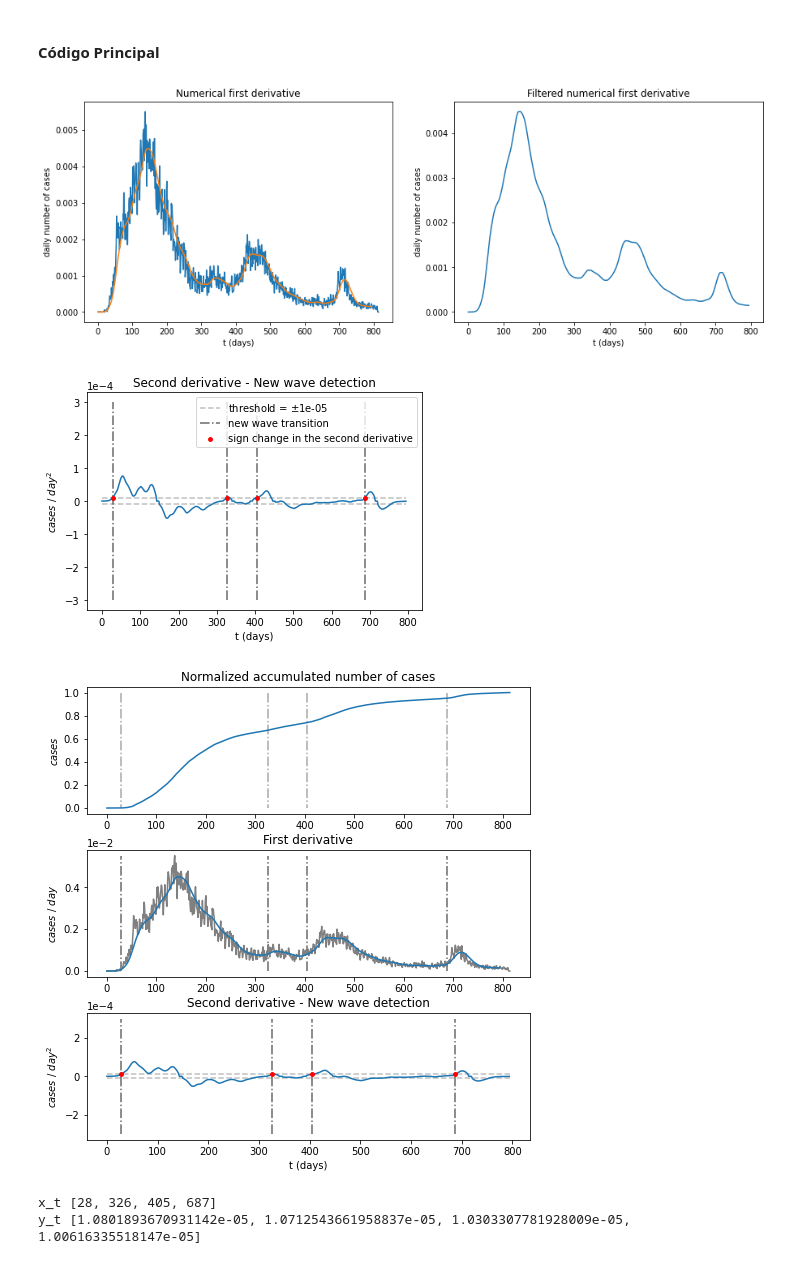
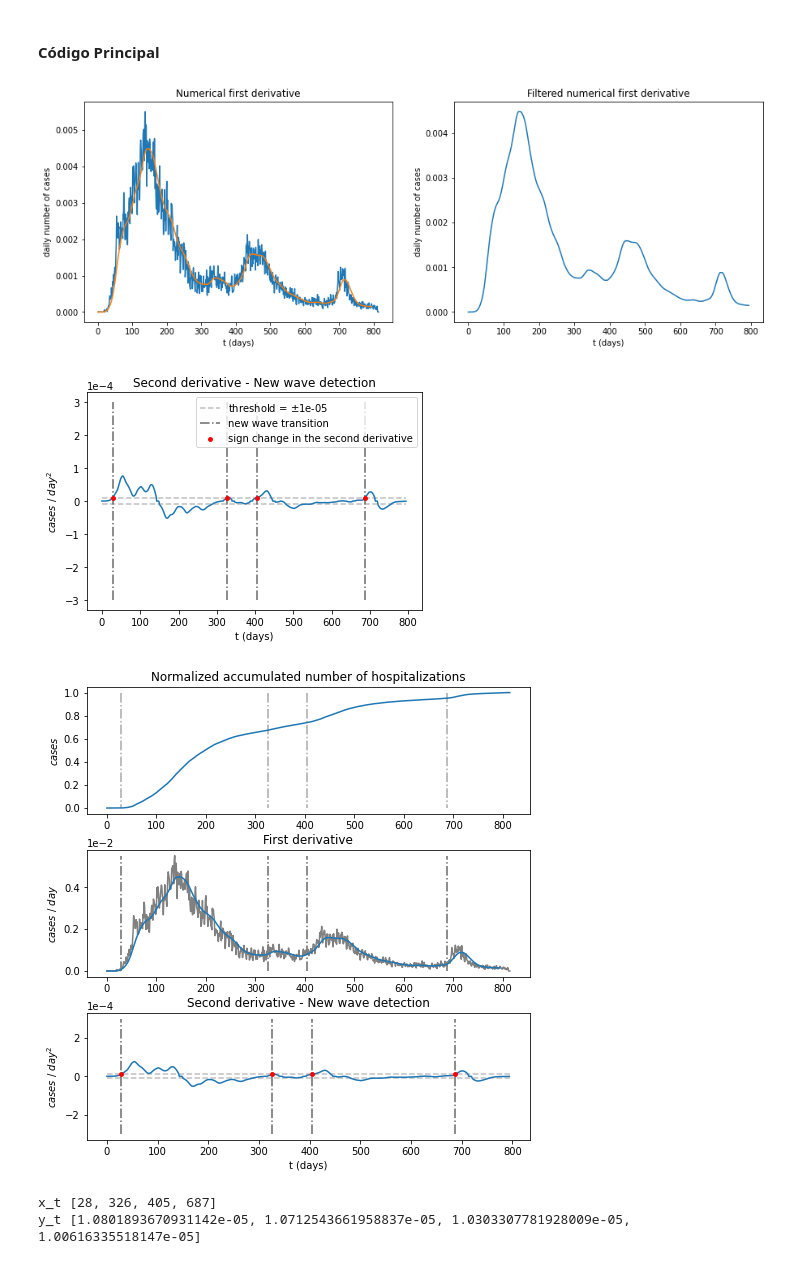
Before and after one commit to fpelogia/epid-models, a Jupyter notebook: Notebooks/new_wave_hosp.ipynb, the cells around one changed output. Drawn from its saved outputs; the diff is of its cells as text; code cells hidden in the pictures.

```diff
--- a/Notebooks/new_wave_hosp.ipynb
+++ b/Notebooks/new_wave_hosp.ipynb
@@ -121,7 +121,7 @@ data
 # %%
 #import data
 data = pd.read_csv("../Datasets/buenos_aires_hosp.csv")
-city_name = 'Rosario'
+city_name = 'Buenos Aires'
 
 # Filter data to reduce noise effects
 # Normalize by maximum value
@@ -174,37 +174,37 @@ fig, axs = plt.subplots(3, 1, figsize=(7,7)) # 3 rows, 1 col
 plt.tight_layout(pad=1.5)
 axs[0].plot(normalized_acc_n_cases) # para alinhar as retas de nova onda
 axs[0].vlines(x_t, 1, 3e-4, colors='darkgray', linestyles='dashdot', zorder=1, label="new wave transition")
-axs[0].set_title('Normalized accumulated number of cases')
+axs[0].set_title('Normalized accumulated number of hospitalizations')
 axs[0].set_ylabel("$cases$")
 
 axs[1].plot(unf_daily_n_cases, c='gray')
 axs[1].plot(daily_n_cases)
 axs[1].ticklabel_format(axis='y',style='sci',scilimits=(-2,-2))
 axs[1].vlines(x_t, min(unf_daily_n_cases), max(unf_daily_n_cases), colors='dimgray', linestyles='dashdot', zorder=1, label="new wave transition")
 axs[1].set_title('First derivative')
 axs[1].set_ylabel("$cases$ / $day$")
 
 axs[2].ticklabel_format(axis='y',style='sci',scilimits=(-4,-4))
 axs[2].set_title("Second derivative - New wave detection")
 axs[2].set_xlabel("t (days)")
 axs[2].set_ylabel("$cases$ / $day^2$")
 axs[2].plot(sec_der, zorder=1) # obs: check if this scaling is correct
 axs[2].hlines([-1*abs_threshold, abs_threshold], 0, len(sec_der), colors='silver', linestyles='dashed', zorder=1, label=f"threshold = $\pm${abs_threshold}")
 axs[2].vlines(x_t, -3e-4, 3e-4, colors='dimgray', linestyles='dashdot', zorder=1, label="new wave transition")
 axs[2].scatter(x_t, y_t, s=15, c='r', zorder=2, label="sign change in the second derivative")
 plt.savefig(f'../figures/{city_name}_nw', dpi=100, facecolor="white")
 plt.show()
 
 #====== Interactive Debug ======
 # variables = globals().copy()
 # variables.update(locals())
 # shell = code.InteractiveConsole(variables)
 # shell.interact()
 #===============================
 # %% [output]
 [figure]
 [figure]
-[figure, old version]
+[figure, new version]
 # %%
 print('x_t', x_t)
 print('y_t', y_t)
```
Also changed, not shown: parts of 5 cells of this notebook, 11 other files.
